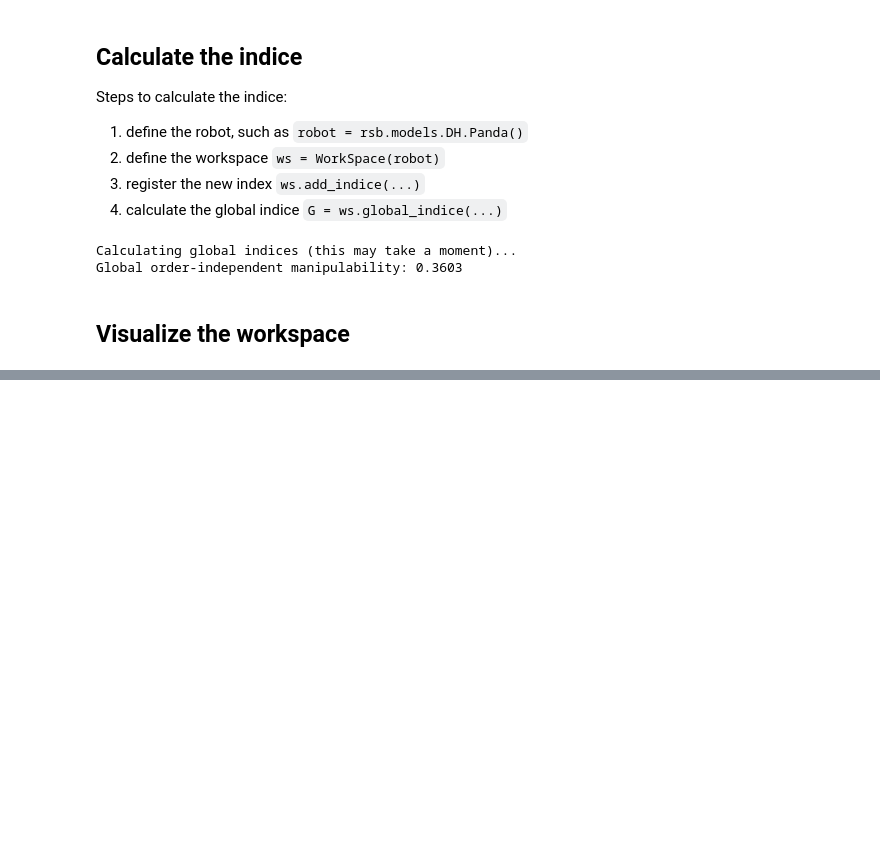
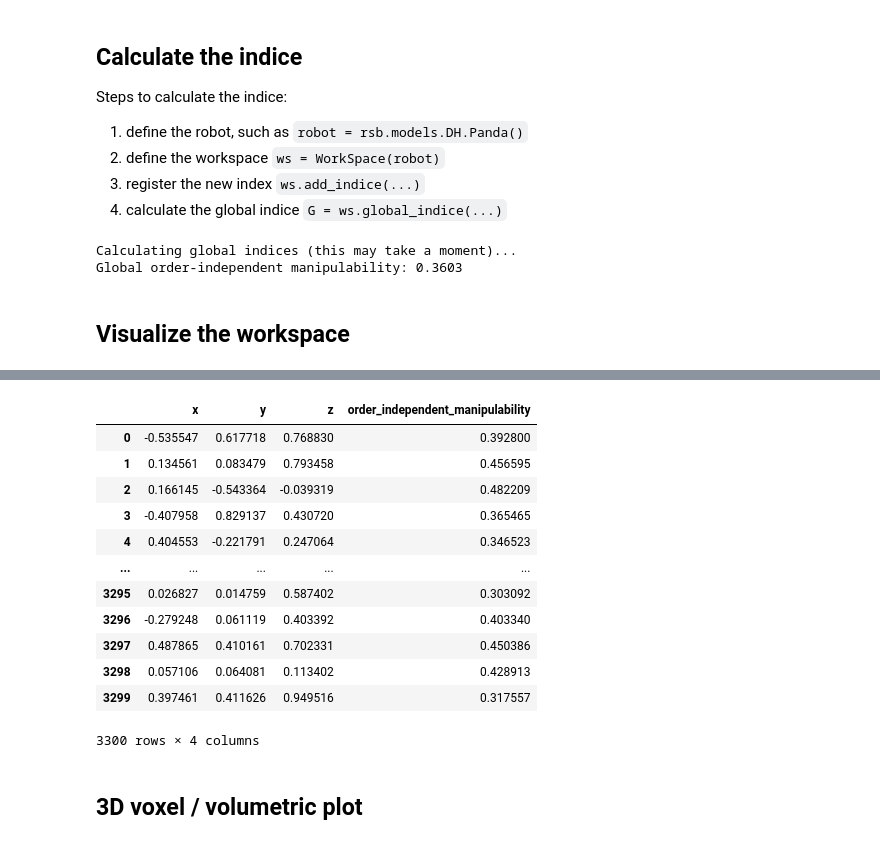
Before and after one commit to chaoyuefei/RoboSandbox, a Jupyter notebook: tutorial/03 - performance/add_new_robot_indice.ipynb, the cells around one changed output, grey strips where cells are left out. Drawn from its saved outputs; the diff is of its cells as text; code cells hidden in the pictures; blank space fills up the shorter version.

Commit message:
feat: test voxel

```diff
--- a/tutorial/03 - performance/add_new_robot_indice.ipynb
+++ b/tutorial/03 - performance/add_new_robot_indice.ipynb
@@ -77,0 +78,18 @@ fig.show("png") # display the plot in PNG format for better visibility on github
+# %%
+ws.df
+# %% [output]
+|  | x | y | z | order_independent_manipulability |
+| 0 | -0.535547 | 0.617718 | 0.768830 | 0.392800 |
+| 1 | 0.134561 | 0.083479 | 0.793458 | 0.456595 |
+| 2 | 0.166145 | -0.543364 | -0.039319 | 0.482209 |
+| 3 | -0.407958 | 0.829137 | 0.430720 | 0.365465 |
+| 4 | 0.404553 | -0.221791 | 0.247064 | 0.346523 |
+| ... | ... | ... | ... | ... |
+| 3295 | 0.026827 | 0.014759 | 0.587402 | 0.303092 |
+| 3296 | -0.279248 | 0.061119 | 0.403392 | 0.403340 |
+| 3297 | 0.487865 | 0.410161 | 0.702331 | 0.450386 |
+| 3298 | 0.057106 | 0.064081 | 0.113402 | 0.428913 |
+| 3299 | 0.397461 | 0.411626 | 0.949516 | 0.317557 |
+3300 rows × 4 columns
+# %% [markdown]
+## 3D voxel / volumetric plot
```
Also changed, not shown: parts of 7 cells of this notebook.
